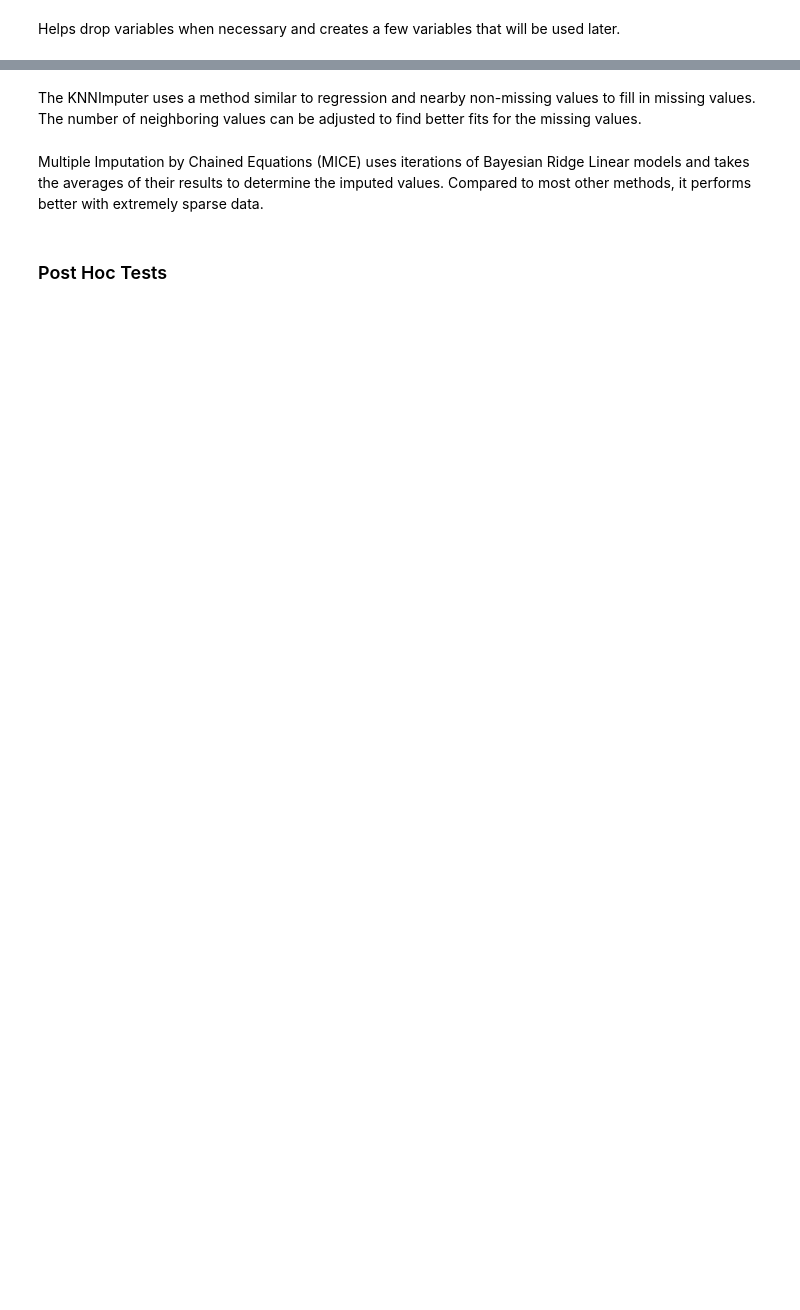
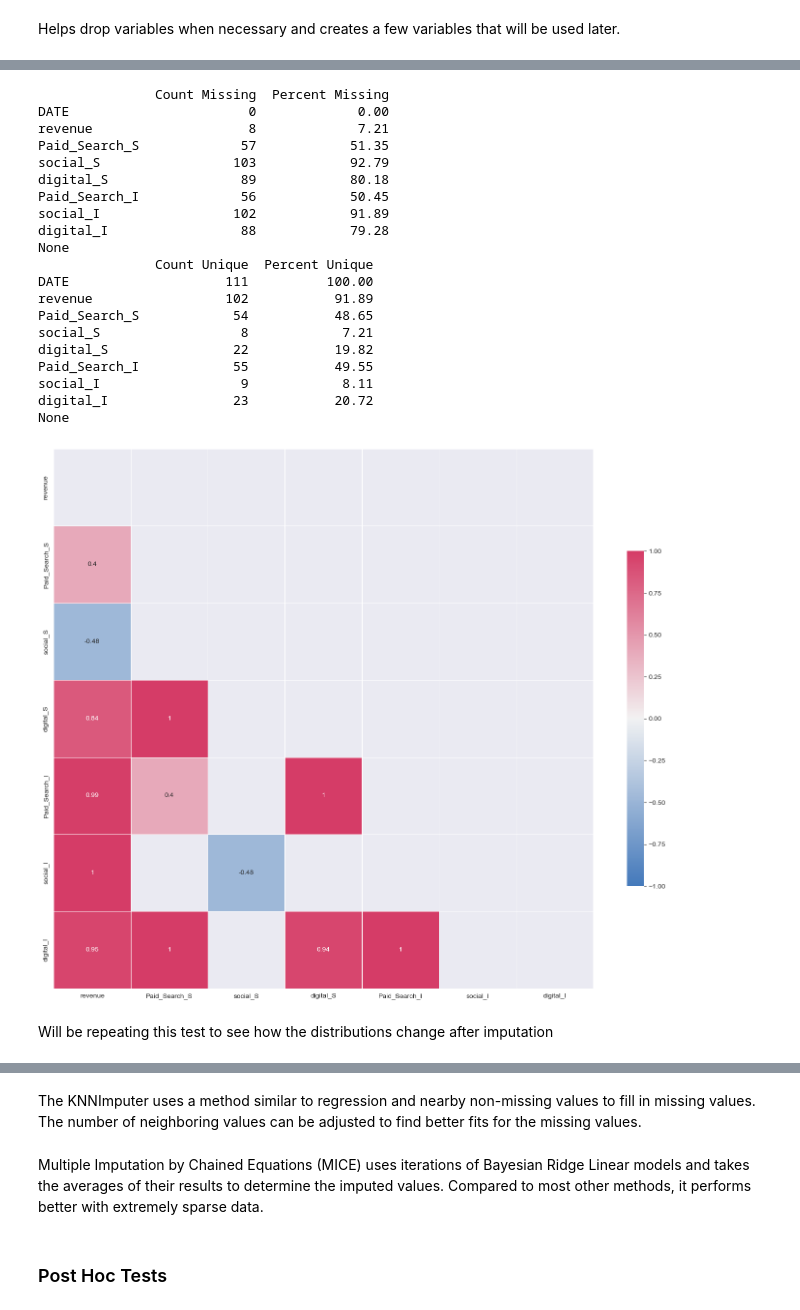
Before and after one commit to NA-Git/Bayesian_Methods, a Jupyter notebook: attribution/MMM/EDA.ipynb, the cells around one changed output, grey strips where cells are left out. Cells and saved outputs as stored; diff of their text form; code cells hidden in the pictures; blank space fills up the shorter version.

```diff
--- a/attribution/MMM/EDA.ipynb
+++ b/attribution/MMM/EDA.ipynb
@@ -104,5 +173,31 @@ Helps drop variables when necessary and creates a few variables that will be use
 # %%
 # df = df.drop([], axis=1)
+df = df[['DATE', 'revenue', 'Paid_Search_S', 'social_S', 'digital_S', 'Paid_Search_I', 'social_I', 'digital_I']]
 temp_week = df['DATE']
 corr_temp = df.drop(['DATE'], axis=1)
 corr_names = corr_temp.columns.tolist()
+summary(df)
+# %% [output]
+               Count Missing  Percent Missing
+DATE                       0             0.00
+revenue                    8             7.21
+Paid_Search_S             57            51.35
+social_S                 103            92.79
+digital_S                 89            80.18
+Paid_Search_I             56            50.45
+social_I                 102            91.89
+digital_I                 88            79.28
+None
+               Count Unique  Percent Unique
+DATE                    111          100.00
+revenue                 102           91.89
+Paid_Search_S            54           48.65
+social_S                  8            7.21
+digital_S                22           19.82
+Paid_Search_I            55           49.55
+social_I                  9            8.11
+digital_I                23           20.72
+None
+[figure, added]
+# %% [markdown]
+Will be repeating this test to see how the distributions change after imputation
```
Also changed, not shown: parts of 30 cells of this notebook.
